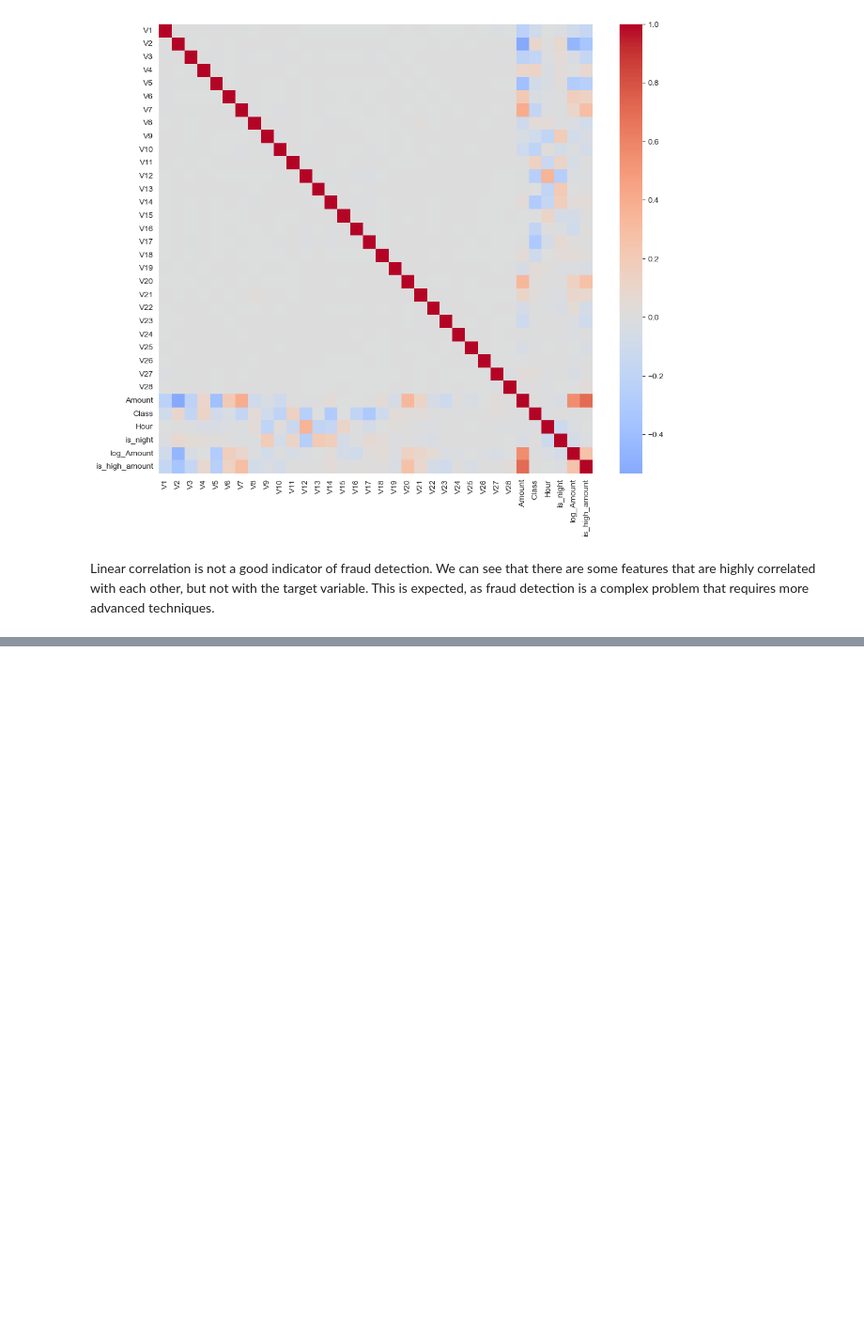
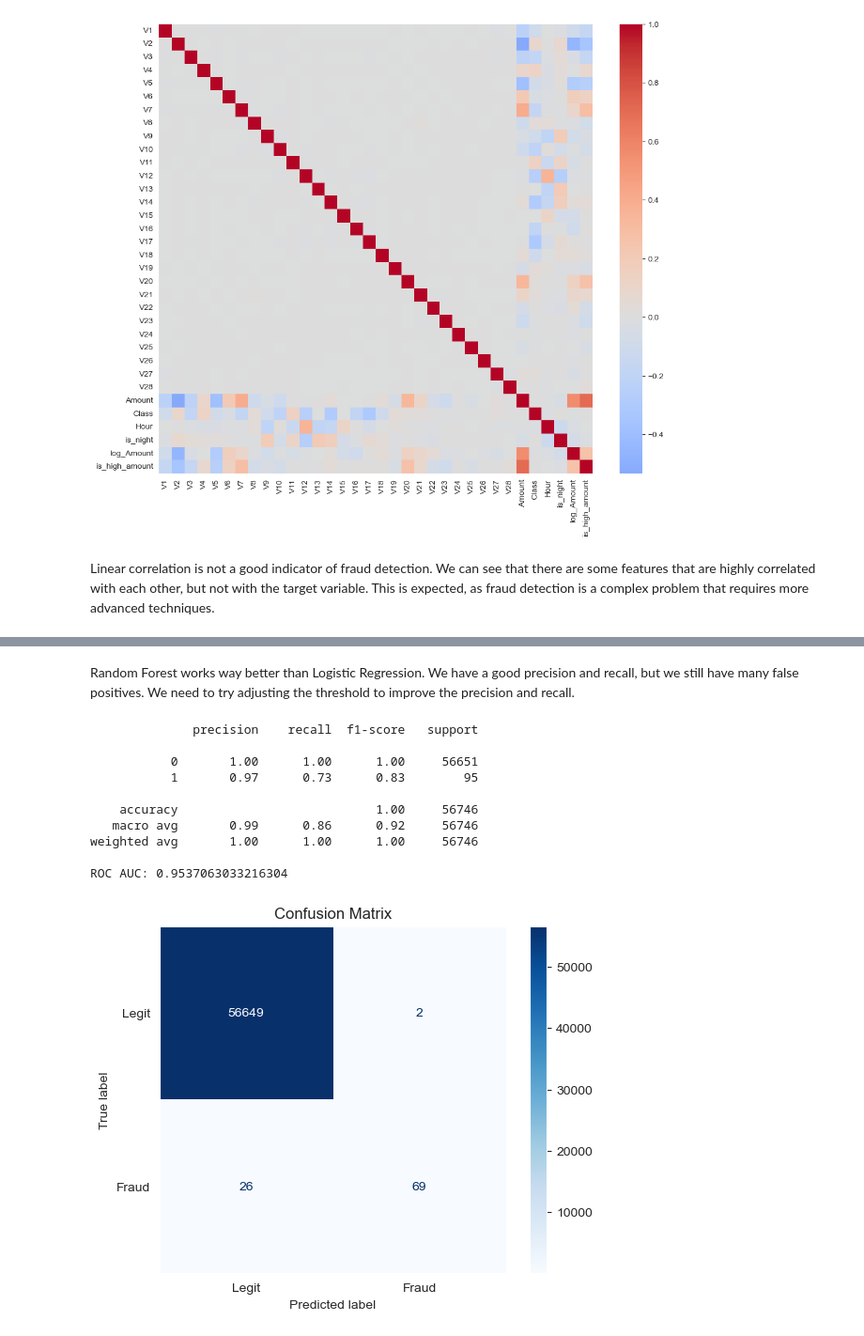
Before and after one commit to nikkhav/FinFraudGuard, a Jupyter notebook: notebooks/FinFraudGuard.ipynb, the cells around one changed output, grey strips where cells are left out. Shown at 94% size. Drawn from its saved outputs; the diff is of its cells as text; code cells hidden in the pictures; blank space fills up the shorter version.

```diff
--- a/notebooks/FinFraudGuard.ipynb
+++ b/notebooks/FinFraudGuard.ipynb
@@ -185,0 +315,17 @@ Linear correlation is not a good indicator of fraud detection. We can see that t
+# %% [markdown]
+Random Forest works way better than Logistic Regression. We have a good precision and recall, but we still have many false positives. We need to try adjusting the threshold to improve the precision and recall.
+# %%
+y_pred = (y_pred_proba > 0.7).astype(int)
+print_report(y_test, y_pred, y_pred_proba)
+# %% [output]
+              precision    recall  f1-score   support
+
+           0       1.00      1.00      1.00     56651
+           1       0.97      0.73      0.83        95
+
+    accuracy                           1.00     56746
+   macro avg       0.99      0.86      0.92     56746
+weighted avg       1.00      1.00      1.00     56746
+
+ROC AUC: 0.9537063033216304
+[figure, added]
```
Also changed, not shown: parts of 28 cells of this notebook.
